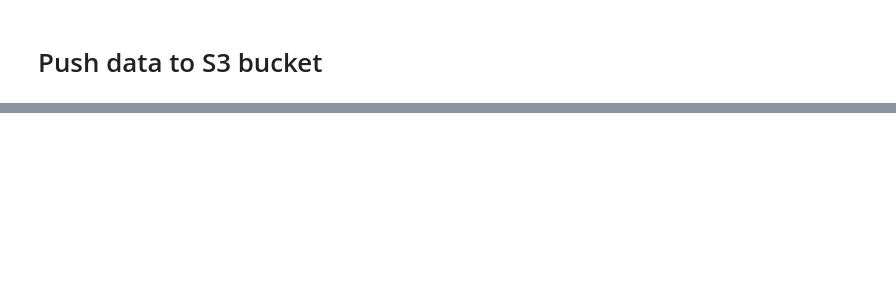
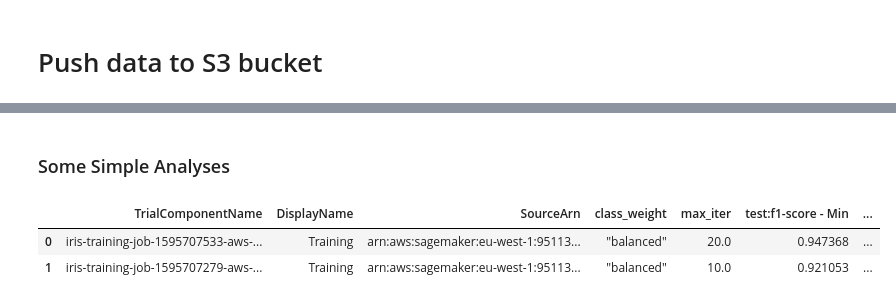
Before and after one commit to rsjain1978/aws_sagemaker, a Jupyter notebook: scikit-learn/classification/iris_parameterized/execute.ipynb, the cells around one changed output, grey strips where cells are left out. Cells and saved outputs as stored; diff of their text form; code cells hidden in the pictures; blank space fills up the shorter version.

Commit message:
added experiment tracking logic

```diff
--- a/scikit-learn/classification/iris_parameterized/execute.ipynb
+++ b/scikit-learn/classification/iris_parameterized/execute.ipynb
@@ -3,5 +16,9 @@ import sagemaker
 # %%
+import sagemaker
+import boto3
+
 session = sagemaker.Session()
+sm = boto3.Session().client('sagemaker')
 role = sagemaker.get_execution_role()
 # %% [markdown]
 # Push data to S3 bucket
@@ -55,0 +55,9 @@ Billable seconds: 64
+# %%
+from smexperiments.experiment import Experiment
+import time
+
+iris_experiment = Experiment.create(
+    experiment_name=f"iris-classification-model-{int(time.time())}",
+    description="Classification of iris flowers",
+    sagemaker_boto_client=sm)
+print(iris_experiment)
@@ -55,0 +167,31 @@ Billable seconds: 64
+# %% [markdown]
+### Some Simple Analyses
+# %%
+search_expression = {
+    "Filters":[
+        {
+            "Name": "DisplayName",
+            "Operator": "Equals",
+            "Value": "Training",
+        }
+    ],
+}
+# %%
+from sagemaker.analytics import ExperimentAnalytics
+from sagemaker.session import Session
+
+trial_component_analytics = ExperimentAnalytics(
+    sagemaker_session=Session(boto3.Session(), sm),
+    experiment_name=iris_experiment.experiment_name,
+    search_expression=search_expression,
+    sort_by="metrics.test:f1-score.max",
+    metric_names=['test:f1-score'],
+    sort_order="Descending",
+    #metric_names=['test:f1-score'],
+    parameter_names=['max_iter', 'class_weight']
+)
+trial_component_analytics.dataframe()
+# %% [output]
+|  | TrialComponentName | DisplayName | SourceArn | class_weight | max_iter | test:f1-score - Min | ... |
+| 0 | iris-training-job-1595707533-aws-... | Training | arn:aws:sagemaker:eu-west-1:95113... | "balanced" | 20.0 | 0.947368 | ... |
+| 1 | iris-training-job-1595707279-aws-... | Training | arn:aws:sagemaker:eu-west-1:95113... | "balanced" | 10.0 | 0.921053 | ... |
```
Also changed, not shown: parts of 21 cells of this notebook, 3 other files.
